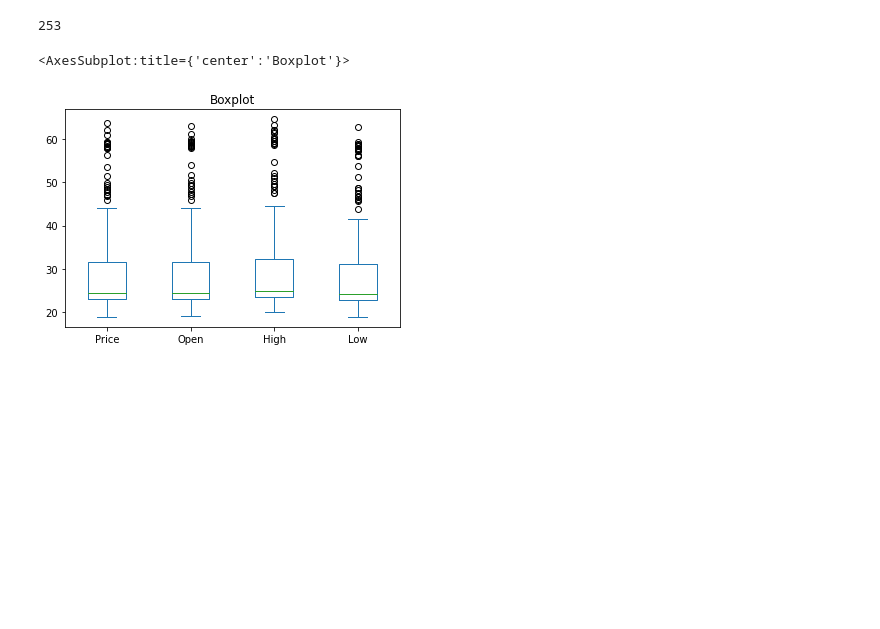
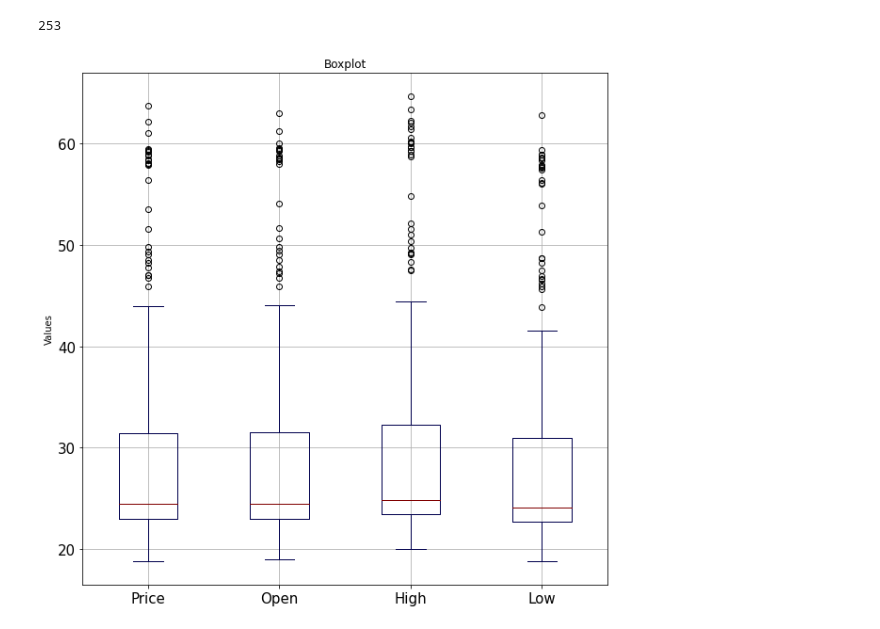
Before and after one commit to MAAykanat/Probabilistic-Approach-To-BIST30, a Jupyter notebook: ASELS_Analysis.ipynb, the cells around one changed output. Cells and saved outputs as stored; diff of their text form; code cells hidden in the pictures; blank space fills up the shorter version.

```diff
--- a/ASELS_Analysis.ipynb
+++ b/ASELS_Analysis.ipynb
@@ -88,7 +89,7 @@ df_asels.shape[0]
 # %% [output]
 253
 # %%
-df_asels.plot(y=["Price", "Open", "High","Low"], kind="box", title="Boxplot")
+df_asels.plot(y=["Price", "Open", "High","Low"], kind="box", title="Boxplot",ylabel="Values", figsize = [10,10], grid=True, fontsize=15, colormap="seismic")
+ax.title.set_size(20)
 # %% [output]
-<AxesSubplot:title={'center':'Boxplot'}>
-[figure, old version]
+[figure, new version]
```
Also changed, not shown: parts of 2 cells of this notebook.
